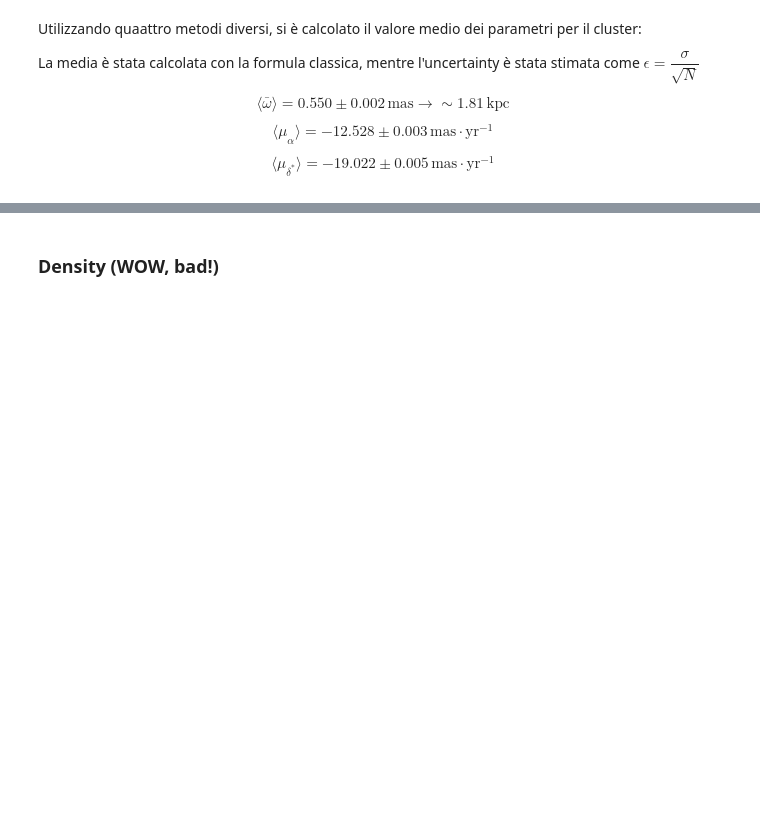
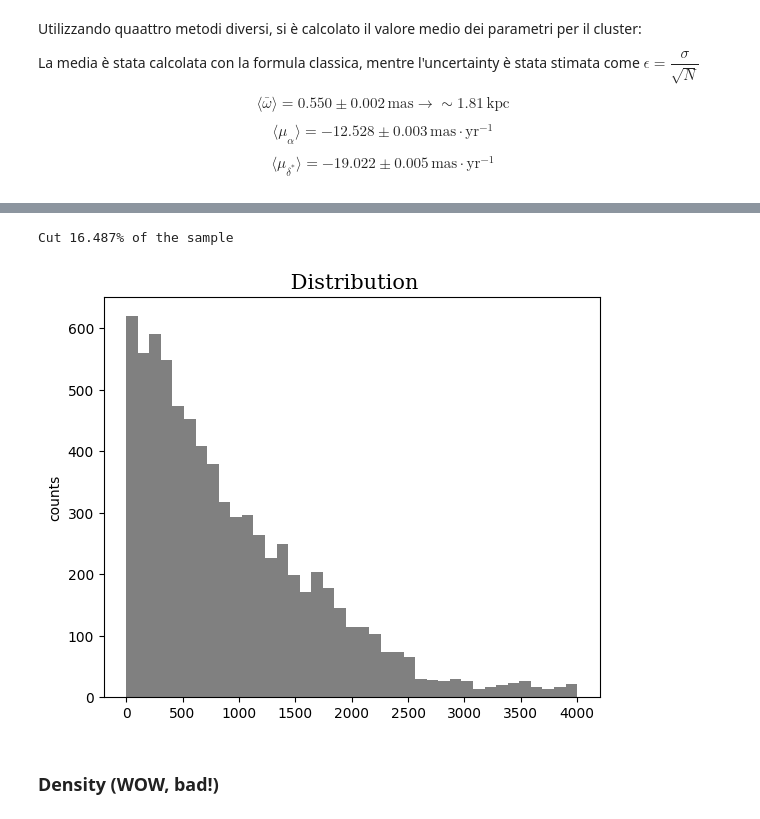
Before and after one commit to pietroferraiuolo/GRASP, a Jupyter notebook: scripts/n6366_analysis.ipynb, the cells around one changed output, grey strips where cells are left out. Drawn from its saved outputs; the diff is of its cells as text; code cells hidden in the pictures; blank space fills up the shorter version.

```diff
--- a/scripts/n6366_analysis.ipynb
+++ b/scripts/n6366_analysis.ipynb
@@ -639,0 +512,10 @@ print(f"\n{predicted_sample.shape = }")
+# %%
+best_model = best_models['G=2']
+print(pd.DataFrame(best_model.train_classification['classification']).value_counts())
+print(best_model.coeffs)
+trained_data = best_model.data
+tested_data = best_model.test_data
+
+gc.ra, gc.dec, gc.px = (best_model.coeffs[1,0], best_model.coeffs[1,1], best_model.coeffs[1,4])
+gc.pmra, gc.pmdec = (best_model.coeffs[1,2]*u.mas/u.yr, best_model.coeffs[1,3]*u.mas/u.yr)
+print(gc.ra, gc.dec)
@@ -640,4 +532,13 @@ print(f"\n{predicted_sample.shape = }")
 # %%
-gc_data = pd.DataFrame(data=predicted_sample, columns=['ra','dec','pmra','pmdec', 'parallax'])
+gc_data_pt1 = trained_data[np.array(best_model.train_classification['classification']) == 2.]
+
+predictions = best_model.predict(tested_data)
+
+gc_data_pt2 = tested_data[np.array(predictions['classification']) == 2.]
+
+gc_data = np.vstack((gc_data_pt1, gc_data_pt2))
+
+gc_data = pd.DataFrame(data=gc_data, columns=['ra','dec','pmra','pmdec','parallax'])
+
 gc_sample = grasp.Sample(gc_data, gc)
 gc_sample.update_gc_params(ra=gc_sample.ra.mean(), dec=gc_sample.dec.mean())
@@ -659,8 +585,8 @@ N=len(gc_sample)
 gc_sample['ang_sep']        = (ff.compute("Angular Separation", data={"alpha_{1}": (gc_sample.ra*u.deg).to(u.rad).value, "delta_{1}": (gc_sample.dec*u.deg).to(u.rad).value}, asarray=True)) * u.deg
 gc_sample['los_distance']   = (ff.compute('los_distance', data={'omega': gc_sample.parallax.value}, asarray=True)) * u.kpc
 gc_sample['d_BV']           = (ff.compute('gc_z_coordinate', data={r'r_{c}': [gc_sample.gc.dist.value/1000]*N, r'r_{x}': gc_sample.los_distance.value}, asarray=True))  * u.kpc
-gc_sample['d']              = (ff.compute('gc_z_coordinate', data={r'r_{c}': [1/gc_sample.gc.px[0].value]*N, r'r_{x}': gc_sample.los_distance.value}, asarray=True)) * u.kpc
+gc_sample['d']              = (ff.compute('gc_z_coordinate', data={r'r_{c}': np.array([1/gc_sample.gc.px]*N), r'r_{x}': gc_sample.los_distance.value}, asarray=True)) * u.kpc
 gc_sample['r2d_BV']         = (ff.compute('radial_distance_2d', data={r'r_{c}': [gc_sample.gc.dist.value/1000]*N, 'theta': gc_sample.ang_sep.to(u.rad).value}, asarray=True)) * u.kpc
-gc_sample['r2d']            = (ff.compute('radial_distance_2d', data={r'r_{c}': [1/gc_sample.gc.px[0].value]*N, 'theta': gc_sample.ang_sep.to(u.rad).value}, asarray=True)) * u.kpc
+gc_sample['r2d']            = (ff.compute('radial_distance_2d', data={r'r_{c}': np.array([1/gc_sample.gc.px]*N), 'theta': gc_sample.ang_sep.to(u.rad).value}, asarray=True)) * u.kpc
 gc_sample['r3d_BV']         = (ff.compute('radial_distance_3d', data={'d': gc_sample.d_BV.to(u.pc).value, 'r_{2}': gc_sample.r2d_BV.to(u.pc).value}, asarray=True)) * u.pc
 gc_sample['r3d']            = (ff.compute('radial_distance_3d', data={'d': gc_sample.d.to(u.pc).value, 'r_{2}': gc_sample.r2d.to(u.pc).value}, asarray=True)) * u.pc
@@ -678,7 +622,10 @@ gc_sample['r2d_BV'] = gc_sample.r2d_BV.to(u.pc)
 gc_sample['r2d'] = gc_sample.r2d.to(u.pc)
 # %%
 gc_sample.apply_conditions('r3d<4000', inplace=True)
-grasp.plots.histogram(gc_sample.r3d.value, xlabel=r"$R_{3D}$")
+grasp.plots.histogram(gc_sample.r3d.value)
+# %% [output]
+Cut 16.487% of the sample
+[figure, added]
 # %% [markdown]
 ### Density (WOW, bad!)
 # %%
```
Also changed, not shown: parts of 241 cells of this notebook, 2 other files.
